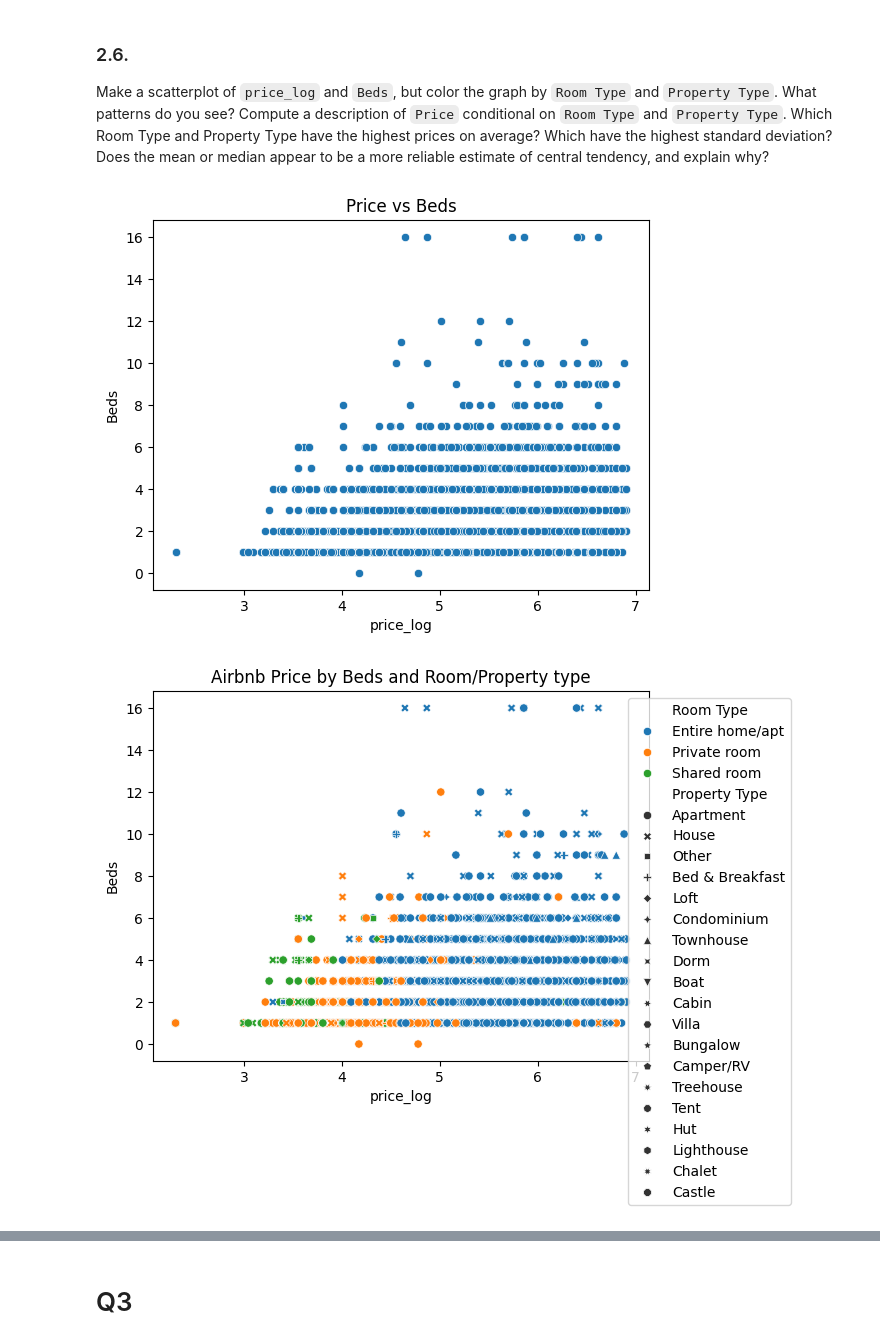
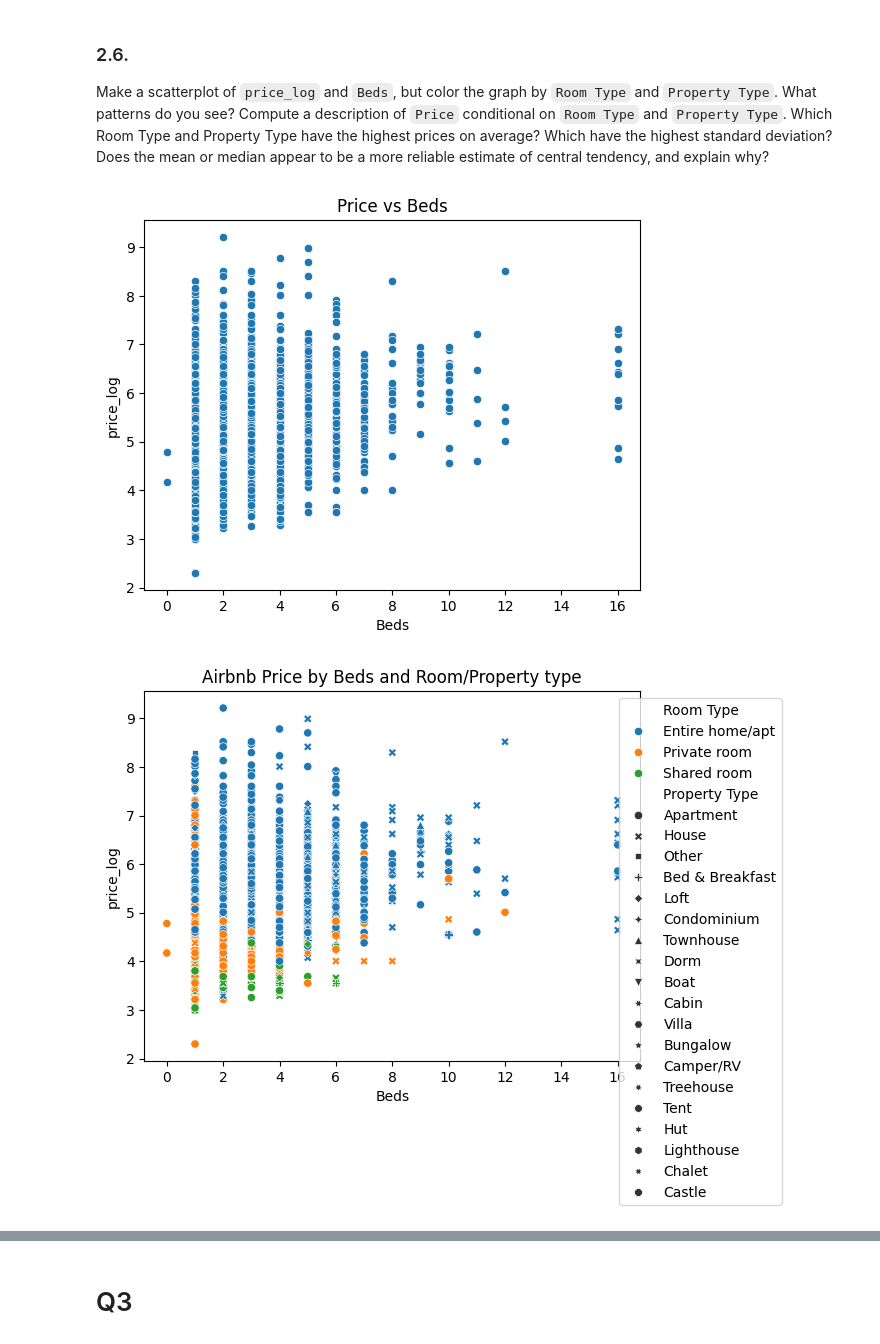
Before and after one commit to emilyzyzhou/eda_assignment, a Jupyter notebook: assignment.ipynb, the cells around one changed output, grey strips where cells are left out. Cells and saved outputs as stored; diff of their text form; code cells hidden in the pictures.

```diff
--- a/assignment.ipynb
+++ b/assignment.ipynb
@@ -101,0 +103,7 @@ the data is badly scaled?, there are a lot of outliers
+# %%
+# airbnb_df['Price'] = pd.to_numeric(airbnb_df['Price'], downcast='float', errors='coerce')
+airbnb_df['Price'] = airbnb_df['Price'].str.replace(',', '')
+airbnb_df['Price'] = pd.to_numeric(airbnb_df['Price'], downcast='float')
+
+# have to cast this from object to float otherwise describe doesn't show proper stats
+airbnb_df['Price'].describe()
@@ -175,21 +193,21 @@ Make a scatterplot of `price_log` and `Beds`, but color the graph by `Room Type`
 # %%
 import seaborn as sns
 import matplotlib.pyplot as plt
-var1 = 'price_log' # A numeric variable
-var2 = 'Beds' # Another numeric
+var1 = 'Beds' # A numeric variable
+var2 = 'price_log' # Another numeric
 cat1 = 'Room Type' # A categorical variable
 cat2 = 'Property Type' # A categorical variable
 
 sns.scatterplot(data=airbnb_df, x=var1, y=var2).set(title='Price vs Beds')
 plt.show() # Our initial plot
 # %% [output]
-[figure, old version]
+[figure, new version]
 # %%
 this_plot = sns.scatterplot(data=airbnb_df, x=var1, y=var2, hue=cat1, style=cat2) # Two kinds of grouping
 this_plot.set(title='Airbnb Price by Beds and Room/Property type')
 sns.move_legend(this_plot, "upper right", bbox_to_anchor=(1.3, 1)) # Moves the Legend
 # %% [output]
-[figure, old version]
+[figure, new version]
 # %%
 airbnb_df.groupby(['Room Type', 'Property Type'])['Price'].describe()
 # %% [output]
```
Also changed, not shown: parts of 15 cells of this notebook.
